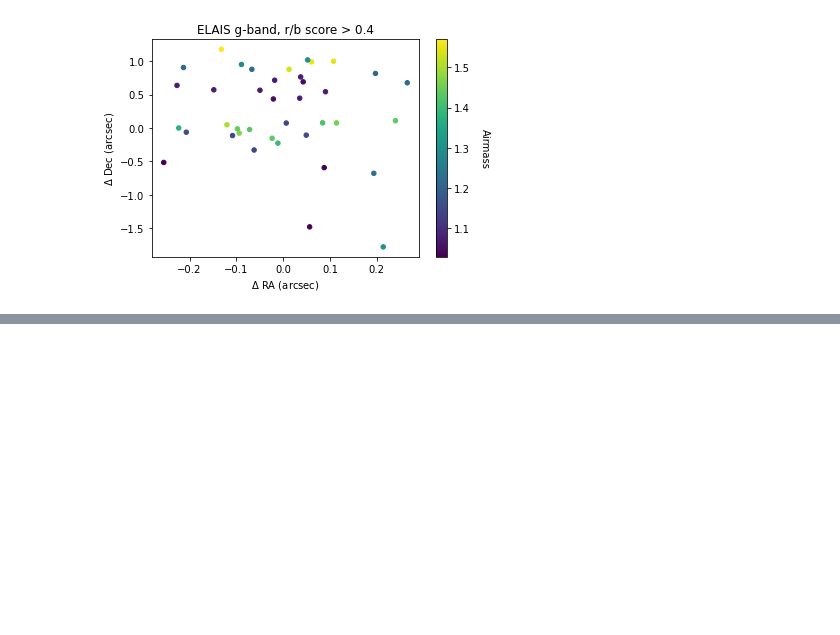
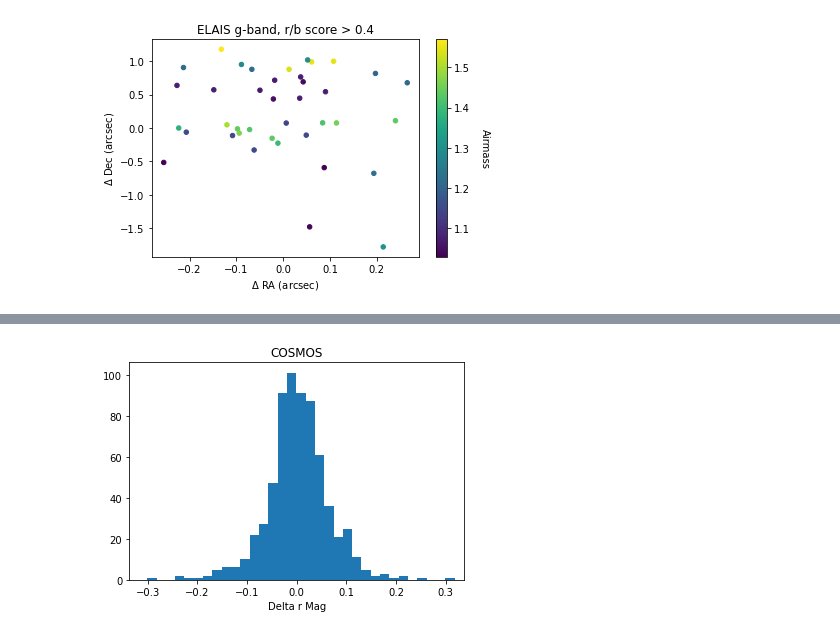
Before and after one commit to RileyWClarke/RAFTS, a Jupyter notebook: decam_validation.ipynb, the cells around one changed output, grey strips where cells are left out. Cells and saved outputs as stored; diff of their text form; code cells hidden in the pictures; blank space fills up the shorter version.

```diff
--- a/decam_validation.ipynb
+++ b/decam_validation.ipynb
@@ -161,0 +185,4 @@ _ = dcoord('ELAIS', 0.4, 'g')
+# %%
+h = dmag_hist('COSMOS', 'r', bins=50)
+# %% [output]
+[figure, added]
```
Also changed, not shown: parts of 2 cells of this notebook, 4 other files.
